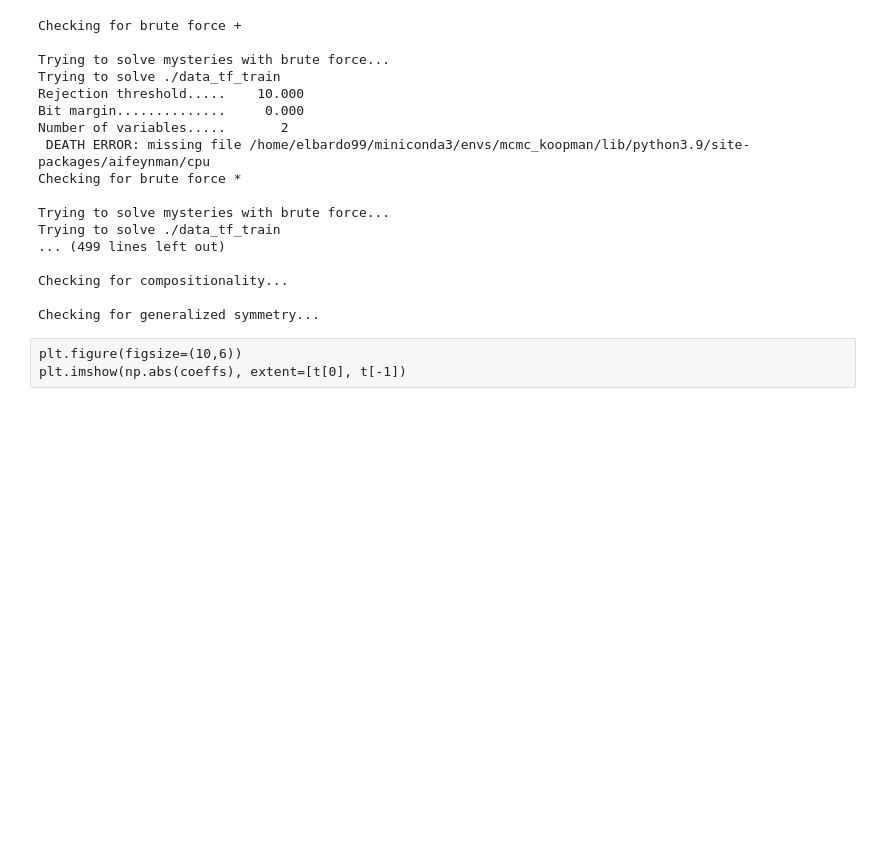
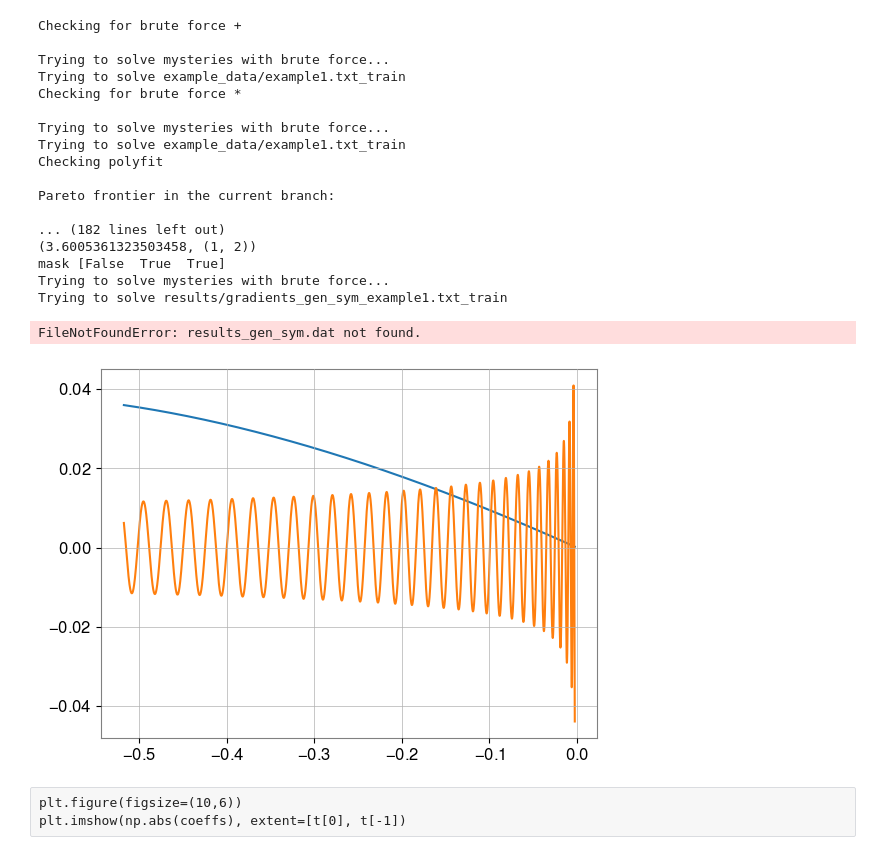
Before and after one commit to ratio999/LIZARD, a Jupyter notebook: Untitled2.ipynb, the cells around one changed output. Drawn from its saved outputs; the diff is of its cells as text; code cells hidden in the pictures; blank space fills up the shorter version.

```diff
--- a/Untitled2.ipynb
+++ b/Untitled2.ipynb
@@ -88,0 +1168,8 @@ np.savetxt( 'data_tf', data)
+# %%
+import sympy
+
+model.get_best(6).sympy_format
+x0, x1 = sympy.symbols("x0 x1")
+
+# Crea una funzione NumPy a partire dalla formula
+f_numpy = sympy.lambdify((x0, x1), model.get_best(6).sympy_format, modules="numpy")
@@ -89,24 +1200,34 @@ np.savetxt( 'data_tf', data)
 # %%
 from aifeynman import run_aifeynman
-run_aifeynman('./', 'data_tf', 30, 'cpu', polyfit_deg=4)
+run_aifeynman('example_data/', 'example1.txt', 30, "19ops.txt", polyfit_deg=3, NN_epochs=500)
 # %% [output]
 Checking for brute force +
 
 Trying to solve mysteries with brute force...
-Trying to solve ./data_tf_train
-Rejection threshold.....    10.000
-Bit margin..............     0.000
-Number of variables.....       2
- DEATH ERROR: missing file /home/elbardo99/miniconda3/envs/mcmc_koopman/lib/python3.9/site-packages/aifeynman/cpu
+Trying to solve example_data/example1.txt_train
 Checking for brute force *
 
 Trying to solve mysteries with brute force...
-Trying to solve ./data_tf_train
-... (499 lines left out)
+Trying to solve example_data/example1.txt_train
+Checking polyfit
 
-Checking for compositionality...
+Pareto frontier in the current branch:
 
-Checking for generalized symmetry...
+... (182 lines left out)
+(3.6005361323503458, (1, 2))
+mask [False  True  True]
+Trying to solve mysteries with brute force...
+Trying to solve results/gradients_gen_sym_example1.txt_train
+FileNotFoundError: results_gen_sym.dat not found.
+# %%
+def func(x0):
+    return np.sqrt(0.01*x0**3 + 0.01*x0**2)
+
+plt.plot(times, func(times))
+plt.plot(times, signal)
+plt.show()
+# %% [output]
+[figure, added]
 # %% [raw]
 plt.figure(figsize=(10,6))
 plt.imshow(np.abs(coeffs), extent=[t[0], t[-1])
```
Also changed, not shown: parts of 22 cells of this notebook, 4 other files.
